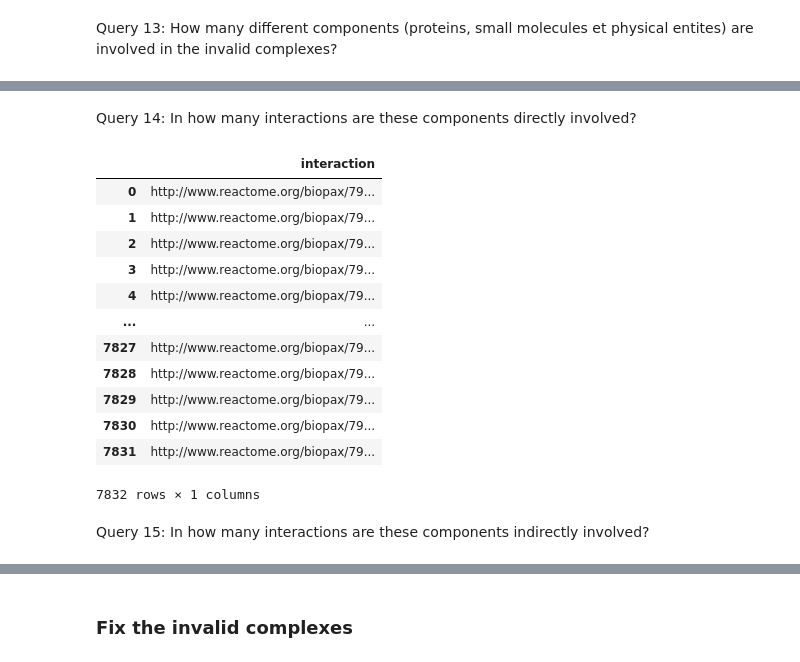
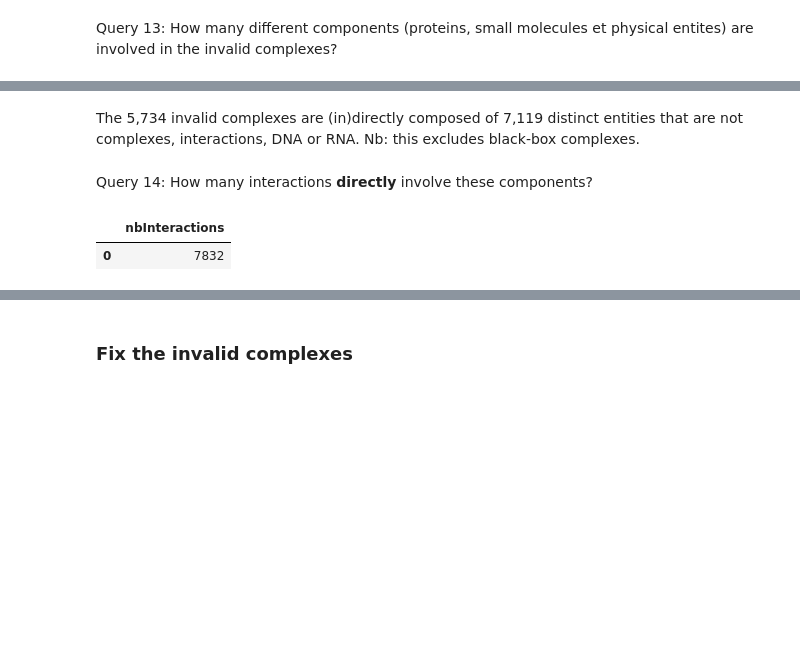
Before and after one commit to cjuigne/non_conformities_detection_biopax, a Jupyter notebook: detect_fix_invalid_complexes_biopax.ipynb, the cells around one changed output, grey strips where cells are left out. Cells and saved outputs as stored; diff of their text form; code cells hidden in the pictures; blank space fills up the shorter version.

```diff
--- a/detect_fix_invalid_complexes_biopax.ipynb
+++ b/detect_fix_invalid_complexes_biopax.ipynb
@@ -466,47 +464,35 @@ df
 | 0 | 7119 |
+# %% [markdown]
+The 5,734 invalid complexes are (in)directly composed of 7,119 distinct entities that are not complexes, interactions, DNA or RNA. Nb: this excludes black-box complexes.
 # %% [markdown]
-Query 14: In how many interactions are these components directly involved? <a class="anchor" id="query14"></a>
+Query 14: How many interactions **directly** involve these components? <a class="anchor" id="query14"></a>
 # %%
-## CJ
+## CJ OD
 query="""
 #5734 invalid complexes, composed of 7119 molecules (proteins, smallmolecules et physicalentites)
-SELECT DISTINCT ?interaction
+#All interactions that have a participant that is a component of an invalid complex
+
+SELECT (COUNT(DISTINCT ?interact) AS ?nbInteractions)
 WHERE {
-  ?complex rdf:type bp3:Complex .
-  ?complex bp3:component ?complexComponent .
-  ?complexComponent rdf:type bp3:Complex .
-  ?complexComponent bp3:component ?someComplexComponentComponent .
+  ?invalidComplex rdf:type bp3:Complex .
+  ?invalidComplex bp3:component ?invalidComplexComponent .
+  ?invalidComplexComponent bp3:component ?componentOfInvalidComplexComponent .
 
-  ?complex bp3:component+ ?comp .
+  ?invalidComplex bp3:component* ?leafComponent .
 
-  FILTER NOT EXISTS {  ?comp rdf:type bp3:Complex .}
-  FILTER NOT EXISTS {  ?comp rdf:type bp3:Rna .}
-  FILTER NOT EXISTS {  ?comp rdf:type bp3:Dna .}
-  FILTER NOT EXISTS {  ?comp rdf:type bp3:Degradation .}
-  FILTER NOT EXISTS {  ?comp rdf:type bp3:BiochemicalReaction .}
-  FILTER NOT EXISTS {  ?comp rdf:type bp3:TemplateReaction .}
+  FILTER NOT EXISTS {  ?leafComponent rdf:type bp3:Complex .}
+  FILTER NOT EXISTS {  ?leafComponent rdf:type bp3:Rna .}
+  FILTER NOT EXISTS {  ?leafComponent rdf:type bp3:Dna .}
+  FILTER NOT EXISTS {  ?leafComponent rdf:type bp3:Degradation .}
+  FILTER NOT EXISTS {  ?leafComponent rdf:type bp3:BiochemicalReaction .}
+  FILTER NOT EXISTS {  ?leafComponent rdf:type bp3:TemplateReaction .}
 
-  #?comp rdf:type ?type .
-  ?rel rdfs:subPropertyOf* bp3:participant .
-  ?interaction ?rel ?comp .
-
+  ?interact ?hasParticipant ?leafComponent .
+  ?hasParticipant rdfs:subPropertyOf* bp3:participant .
 }"""
 
 df = sparqldataframe.query(endpointURL, prefixes+query)
 df
 # %% [output]
-|  | interaction |
-| 0 | http://www.reactome.org/biopax/79... |
-| 1 | http://www.reactome.org/biopax/79... |
-| 2 | http://www.reactome.org/biopax/79... |
-| 3 | http://www.reactome.org/biopax/79... |
-| 4 | http://www.reactome.org/biopax/79... |
-| ... | ... |
-| 7827 | http://www.reactome.org/biopax/79... |
-| 7828 | http://www.reactome.org/biopax/79... |
-| 7829 | http://www.reactome.org/biopax/79... |
-| 7830 | http://www.reactome.org/biopax/79... |
-| 7831 | http://www.reactome.org/biopax/79... |
+|  | nbInteractions |
+| 0 | 7832 |
-7832 rows × 1 columns
-# %% [markdown]
-Query 15: In how many interactions are these components indirectly involved? <a class="anchor" id="query15"></a>
```
Also changed, not shown: parts of 34 cells of this notebook.
